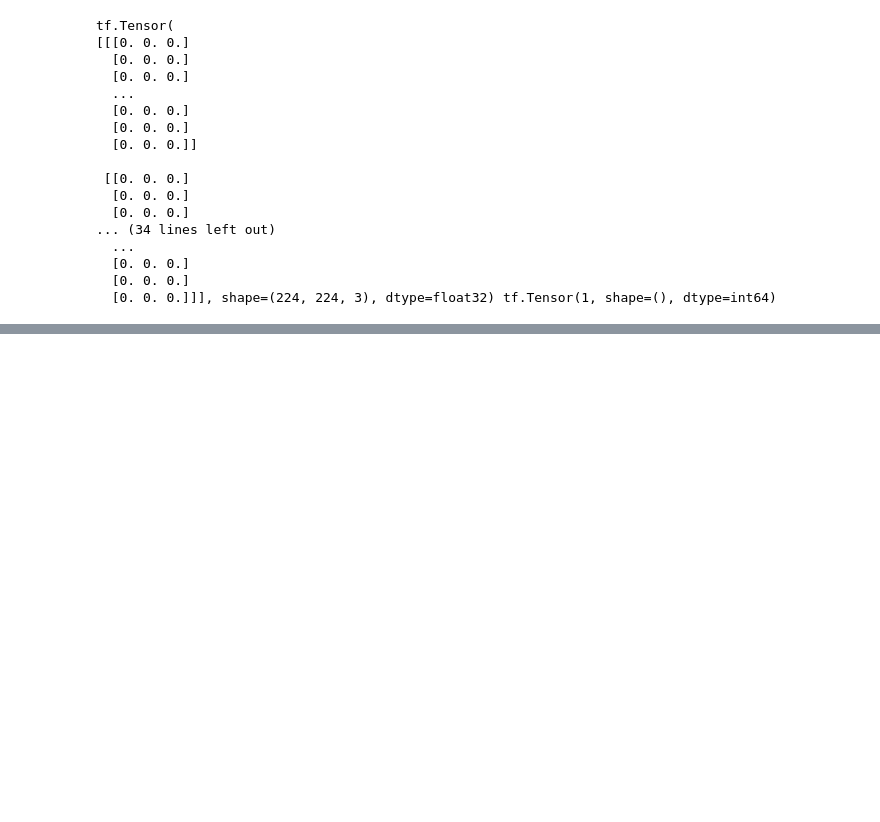
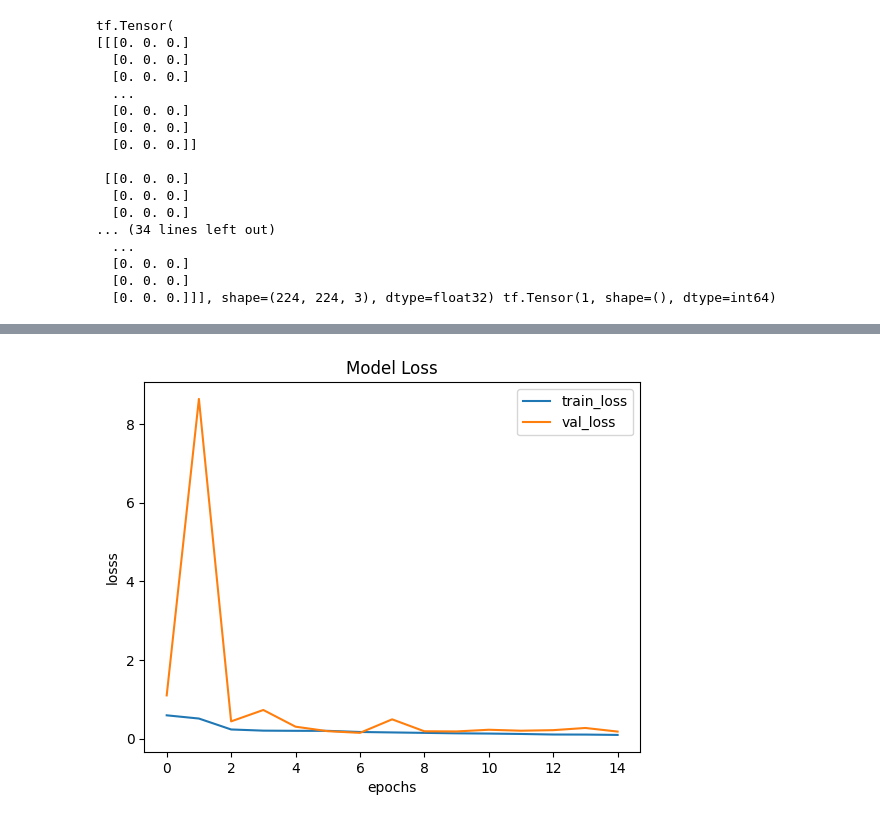
Before and after one commit to YashMasane/Maleria_Diagnosis, a Jupyter notebook: dignosis.ipynb, the cells around one changed output, grey strips where cells are left out. Drawn from its saved outputs; the diff is of its cells as text; code cells hidden in the pictures; blank space fills up the shorter version.

Commit message:
model trained on sequential api

```diff
--- a/dignosis.ipynb
+++ b/dignosis.ipynb
@@ -179,5 +142,5 @@ _________________________________________________________________
 # %%
 model.compile(optimizer=Adam(learning_rate=0.01), loss=BinaryCrossentropy(), metrics='accuracy')
 # %%
-history = model.fit(train_dataset, validation_data=val_dataset, epochs=20, verbose=1)
+history = model.fit(train_dataset, validation_data=val_dataset, epochs=15, verbose=1)
 # %% [output]
@@ -186,0 +164,10 @@ WARNING:tensorflow:From c:\Users\masan\anaconda3\Lib\site-packages\keras\src\uti
+# %%
+plt.plot(history.history['loss'])
+plt.plot(history.history['val_loss'])
+plt.title('Model Loss')
+plt.ylabel('losss')
+plt.xlabel('epochs')
+plt.legend(['train_loss', 'val_loss'])
+plt.show()
+# %% [output]
+[figure, added]
```
Also changed, not shown: parts of 21 cells of this notebook, 9 other files.
